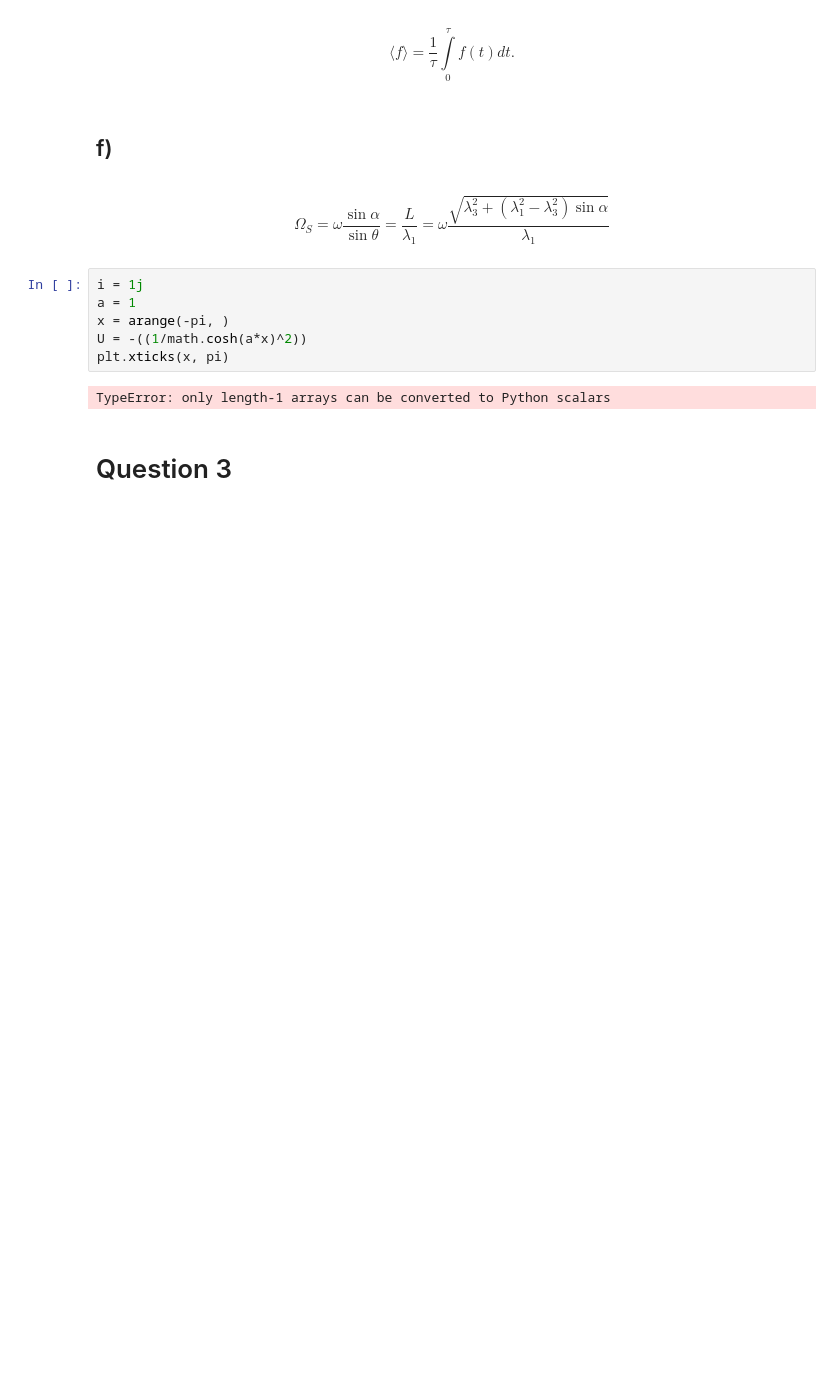
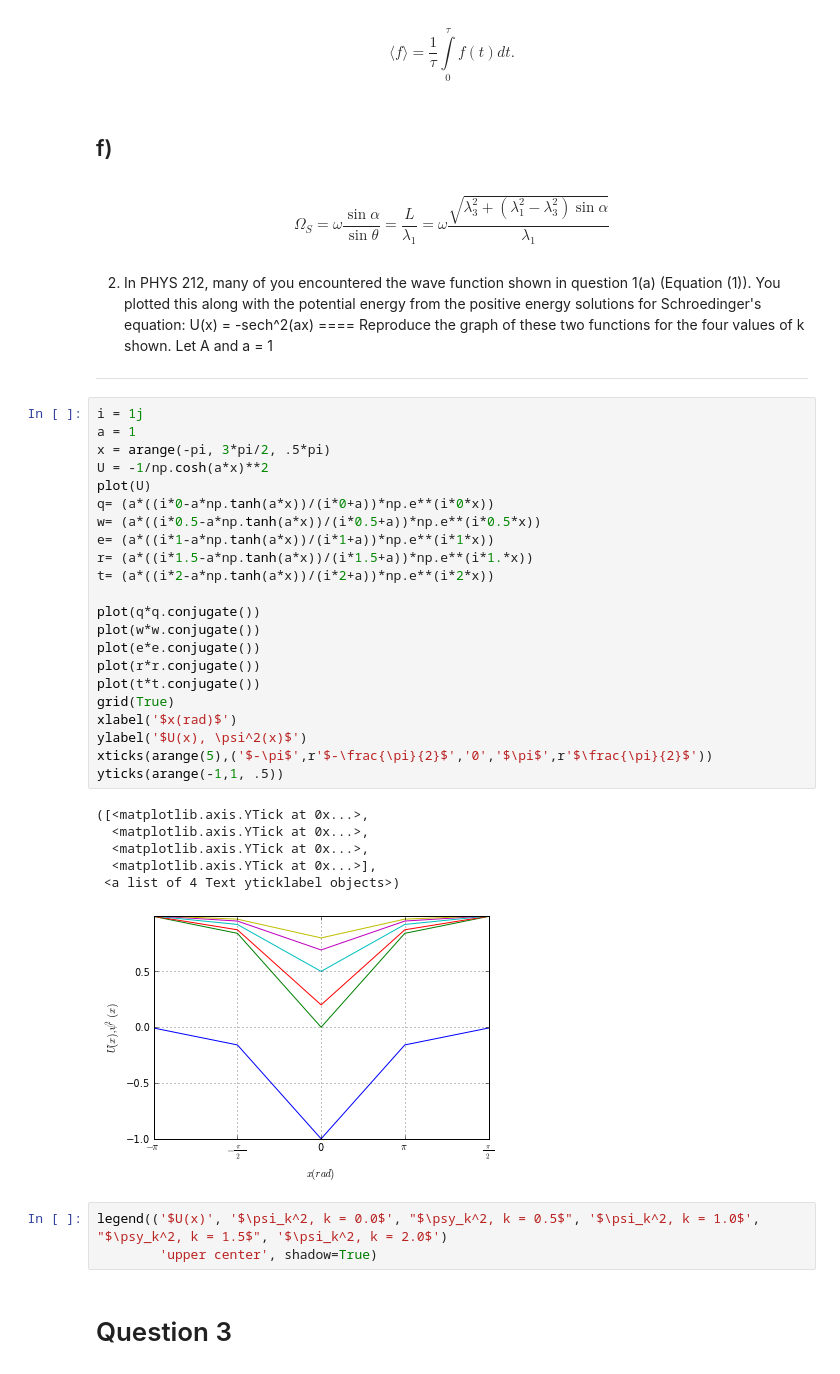
Before and after one commit to advice/PHYS-202-S13, a Jupyter notebook: Week3/Graphics Assignment 2.ipynb, the cells around one changed output. Cells and saved outputs as stored; diff of their text form; blank space fills up the shorter version.

Commit message:
questions 1-4

```diff
--- a/Week3/Graphics Assignment 2.ipynb
+++ b/Week3/Graphics Assignment 2.ipynb
@@ -43,14 +43,43 @@ f)
 \begin{equation}
 \Omega_S = \omega\frac{\sin\alpha}{\sin\theta} = \frac{L}{\lambda_1} = \omega\frac{\sqrt{\lambda_3^2+(\lambda_1^2-\lambda_3^2)\sin\alpha}}{\lambda_1}
 \end{equation}
-# %%
-i = 1j
-a = 1
-x = arange(-pi, )
-U = -((1/math.cosh(a*x)^2))
-plt.xticks(x, pi)
-# %% [output]
-TypeError: only length-1 arrays can be converted to Python scalars
+# %% [markdown]
+ 2. In PHYS 212, many of you encountered the wave function shown in question 1(a) (Equation (1)). You plotted this along with the potential energy from the positive energy solutions for Schroedinger's equation: U(x) = -sech^2(ax)
+====
+Reproduce the graph of these two functions for the four values of k shown. Let A and a = 1
+----
+# %%
+i = 1j
+a = 1
+x = arange(-pi, 3*pi/2, .5*pi)
+U = -1/np.cosh(a*x)**2
+plot(U)
+q= (a*((i*0-a*np.tanh(a*x))/(i*0+a))*np.e**(i*0*x))
+w= (a*((i*0.5-a*np.tanh(a*x))/(i*0.5+a))*np.e**(i*0.5*x))
+e= (a*((i*1-a*np.tanh(a*x))/(i*1+a))*np.e**(i*1*x))
+r= (a*((i*1.5-a*np.tanh(a*x))/(i*1.5+a))*np.e**(i*1.*x))
+t= (a*((i*2-a*np.tanh(a*x))/(i*2+a))*np.e**(i*2*x))
+
+plot(q*q.conjugate())
+plot(w*w.conjugate())
+plot(e*e.conjugate())
+plot(r*r.conjugate())
+plot(t*t.conjugate())
+grid(True)
+xlabel('$x(rad)$')
+ylabel('$U(x), \psi^2(x)$')
+xticks(arange(5),('$-\pi$',r'$-\frac{\pi}{2}$','0','$\pi$',r'$\frac{\pi}{2}$'))
+yticks(arange(-1,1, .5))
+# %% [output]
+([<matplotlib.axis.YTick at 0x...>,
+  <matplotlib.axis.YTick at 0x...>,
+  <matplotlib.axis.YTick at 0x...>,
+  <matplotlib.axis.YTick at 0x...>],
+ <a list of 4 Text yticklabel objects>)
+[figure, added]
+# %%
+legend(('$U(x)', '$\psi_k^2, k = 0.0$', "$\psy_k^2, k = 0.5$", '$\psi_k^2, k = 1.0$', "$\psy_k^2, k = 1.5$", '$\psi_k^2, k = 2.0$')
+        'upper center', shadow=True)
 # %% [markdown]
 Question 3
 ==
```
Also changed, not shown: parts of 14 cells of this notebook.
